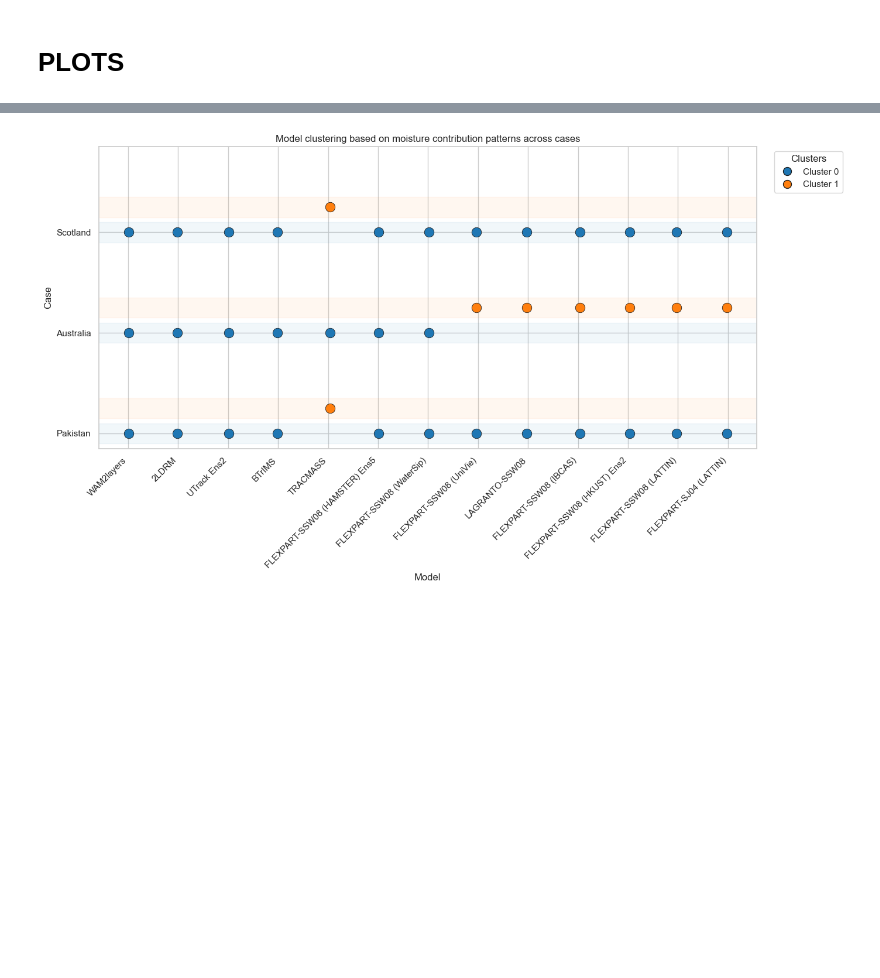
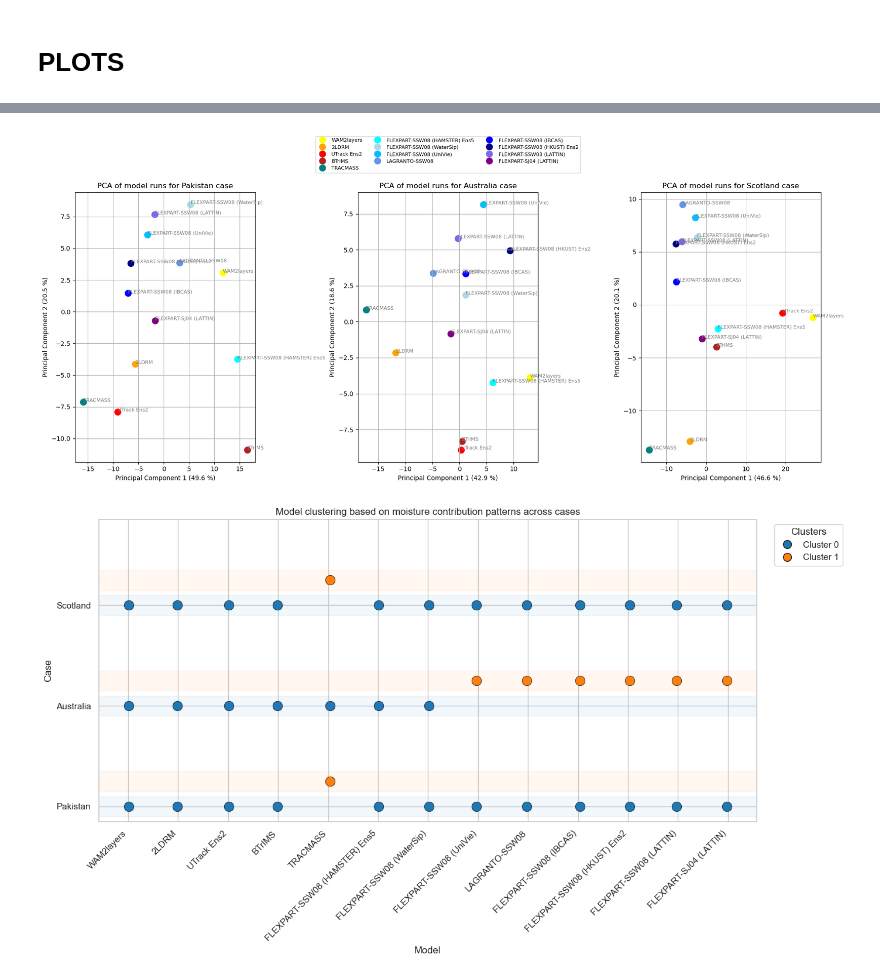
Before and after one commit to Moisture-tracking-community/INSPIRE, a Jupyter notebook: Figure8_Clustering.ipynb, the cells around one changed output, grey strips where cells are left out. Drawn from its saved outputs; the diff is of its cells as text; code cells hidden in the pictures; blank space fills up the shorter version.

```diff
--- a/Figure8_Clustering.ipynb
+++ b/Figure8_Clustering.ipynb
@@ -271,3 +321,50 @@ plt.show()
+# %%
+fig, axs = plt.subplots(nrows=2, ncols=3, figsize=(18, 8), height_ratios=[1, 12])
+plt.subplots_adjust(wspace=0.02, hspace=0.25)
+
+#Start by plotting legend in top row
+ax = axs[0, 1]
+fontsize = 8
+# Add legend
+handles = [
+    mpatches.Circle((0.5, 0.5), 1, color=color, label=label)
+    for (label, color) in colors.items()
+]
+ax.legend(
+    handles=handles,
+    handler_map={mpatches.Circle: HandlerEllipse()},
+    loc="upper center",
+    ncols=3,
+    prop={"size": fontsize},
+)
+
+for i in range(3):
+    axs[0,i].axis('off')
+
+#Then plot the PCA subplots
+for i, case in enumerate(cases):
+    pca_result = pca_results[case]['pca_result']
+    explained_variance = pca_results[case]['explained_variance']
+
+    ax = axs[1,i]
+
+    for j, model in enumerate(all_maps.data_vars):
+
+        ax.scatter(pca_result[j,0], pca_result[j,1], s=100, color=colors[model], label=model if i==0 else "")
+        ax.text(pca_result[j,0]+0.01, pca_result[j,1]+0.01, model, color='gray', fontsize=8)
+    ax.set_title(f'PCA of model runs for {case} case')
+    ax.set_xlabel(f'Principal Component 1 ({explained_variance[0]*100:.1f} %)')
+    ax.set_ylabel(f'Principal Component 2 ({explained_variance[1]*100:.1f} %)')
+    ax.grid()
+
+plt.tight_layout()
+if(normalize):
+    plt.savefig(figure_path+'PrincipleComponents_AllCases_Subplots_normalized.png', dpi=300)
+else:
+    plt.savefig(figure_path+'PrincipleComponents_AllCases_Subplots.png', dpi=300)
+plt.show()
+# %% [output]
+[figure, added]
 # %%
 #Make a nicer plot to show which models are in which cluster for all cases
 %matplotlib inline
```
Also changed, not shown: parts of 5 cells of this notebook.
